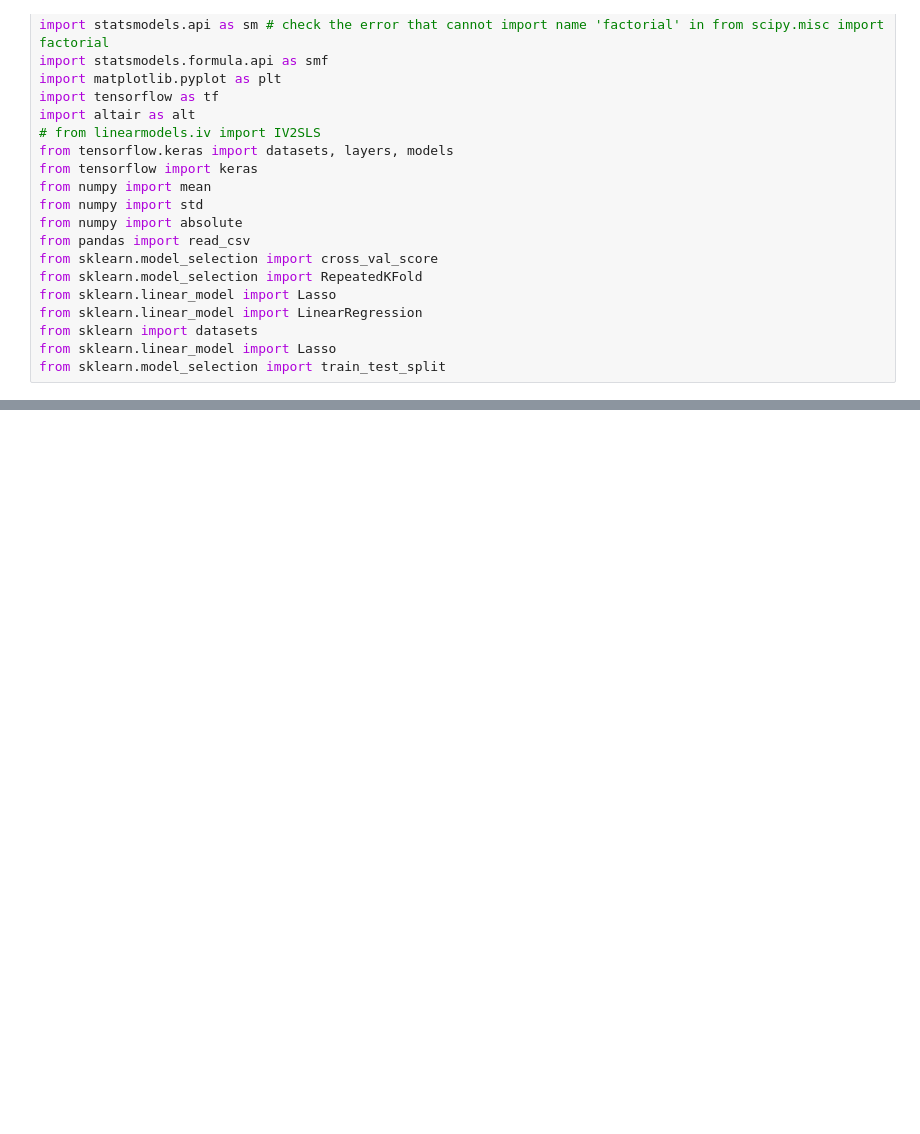
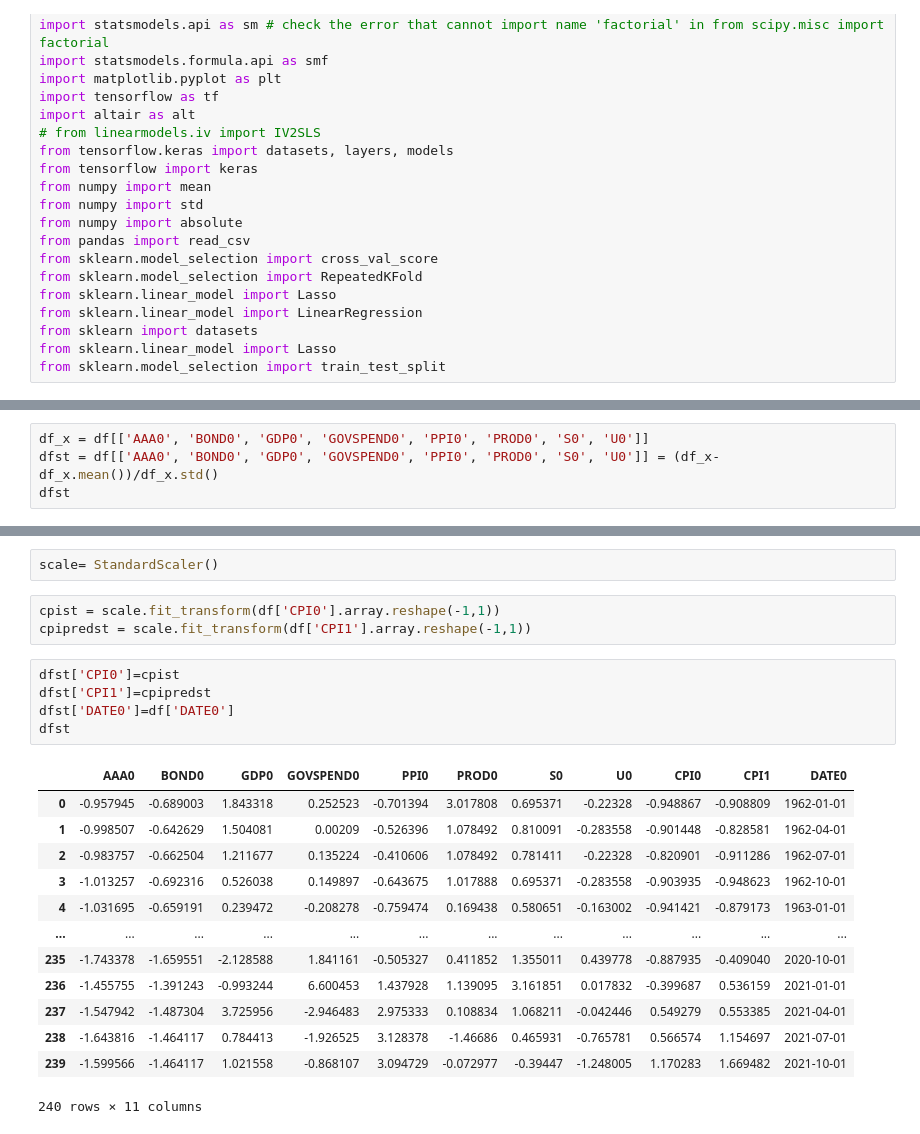
Before and after one commit to timider/dscproj, a Jupyter notebook: dscmid.ipynb, the cells around one changed output, grey strips where cells are left out. Drawn from its saved outputs; the diff is of its cells as text; blank space fills up the shorter version.

```diff
--- a/dscmid.ipynb
+++ b/dscmid.ipynb
@@ -31,0 +126,4 @@ from sklearn.model_selection import train_test_split
+# %%
+df_x = df[['AAA0', 'BOND0', 'GDP0', 'GOVSPEND0', 'PPI0', 'PROD0', 'S0', 'U0']]
+dfst = df[['AAA0', 'BOND0', 'GDP0', 'GOVSPEND0', 'PPI0', 'PROD0', 'S0', 'U0']] = (df_x-df_x.mean())/df_x.std()
+dfst
@@ -31,0 +144,24 @@ from sklearn.model_selection import train_test_split
+# %%
+scale= StandardScaler()
+# %%
+cpist = scale.fit_transform(df['CPI0'].array.reshape(-1,1))
+cpipredst = scale.fit_transform(df['CPI1'].array.reshape(-1,1))
+# %%
+dfst['CPI0']=cpist
+dfst['CPI1']=cpipredst
+dfst['DATE0']=df['DATE0']
+dfst
+# %% [output]
+|  | AAA0 | BOND0 | GDP0 | GOVSPEND0 | PPI0 | PROD0 | S0 | U0 | CPI0 | CPI1 | DATE0 |
+| 0 | -0.957945 | -0.689003 | 1.843318 | 0.252523 | -0.701394 | 3.017808 | 0.695371 | -0.22328 | -0.948867 | -0.908809 | 1962-01-01 |
+| 1 | -0.998507 | -0.642629 | 1.504081 | 0.00209 | -0.526396 | 1.078492 | 0.810091 | -0.283558 | -0.901448 | -0.828581 | 1962-04-01 |
+| 2 | -0.983757 | -0.662504 | 1.211677 | 0.135224 | -0.410606 | 1.078492 | 0.781411 | -0.22328 | -0.820901 | -0.911286 | 1962-07-01 |
+| 3 | -1.013257 | -0.692316 | 0.526038 | 0.149897 | -0.643675 | 1.017888 | 0.695371 | -0.283558 | -0.903935 | -0.948623 | 1962-10-01 |
+| 4 | -1.031695 | -0.659191 | 0.239472 | -0.208278 | -0.759474 | 0.169438 | 0.580651 | -0.163002 | -0.941421 | -0.879173 | 1963-01-01 |
+| ... | ... | ... | ... | ... | ... | ... | ... | ... | ... | ... | ... |
+| 235 | -1.743378 | -1.659551 | -2.128588 | 1.841161 | -0.505327 | 0.411852 | 1.355011 | 0.439778 | -0.887935 | -0.409040 | 2020-10-01 |
+| 236 | -1.455755 | -1.391243 | -0.993244 | 6.600453 | 1.437928 | 1.139095 | 3.161851 | 0.017832 | -0.399687 | 0.536159 | 2021-01-01 |
+| 237 | -1.547942 | -1.487304 | 3.725956 | -2.946483 | 2.975333 | 0.108834 | 1.068211 | -0.042446 | 0.549279 | 0.553385 | 2021-04-01 |
+| 238 | -1.643816 | -1.464117 | 0.784413 | -1.926525 | 3.128378 | -1.46686 | 0.465931 | -0.765781 | 0.566574 | 1.154697 | 2021-07-01 |
+| 239 | -1.599566 | -1.464117 | 1.021558 | -0.868107 | 3.094729 | -0.072977 | -0.39447 | -1.248005 | 1.170283 | 1.669482 | 2021-10-01 |
+240 rows × 11 columns
```
Also changed, not shown: parts of 30 cells of this notebook.
